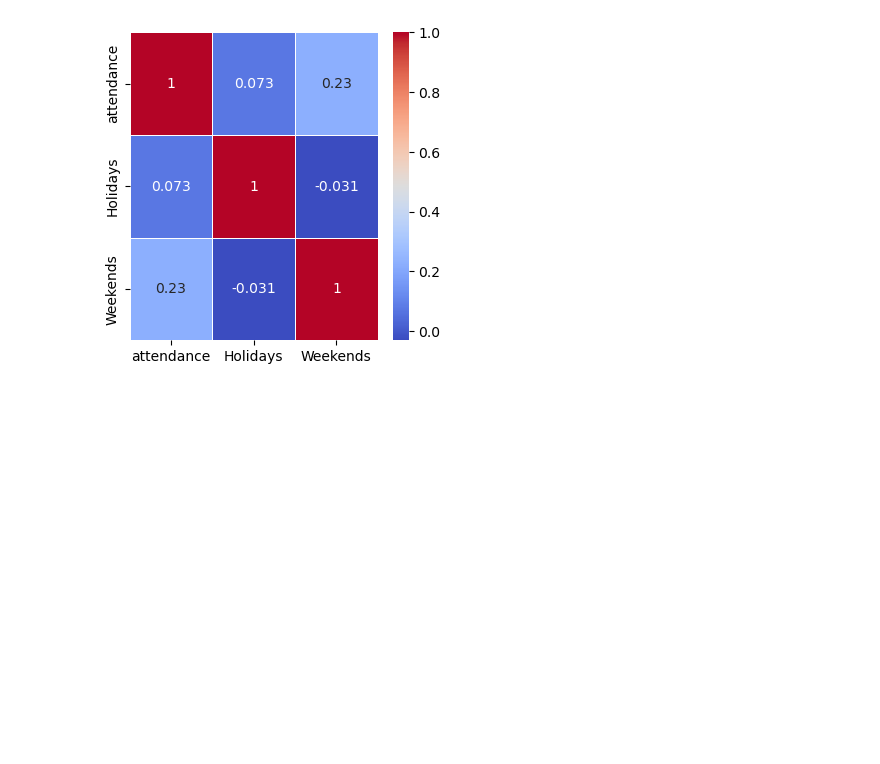
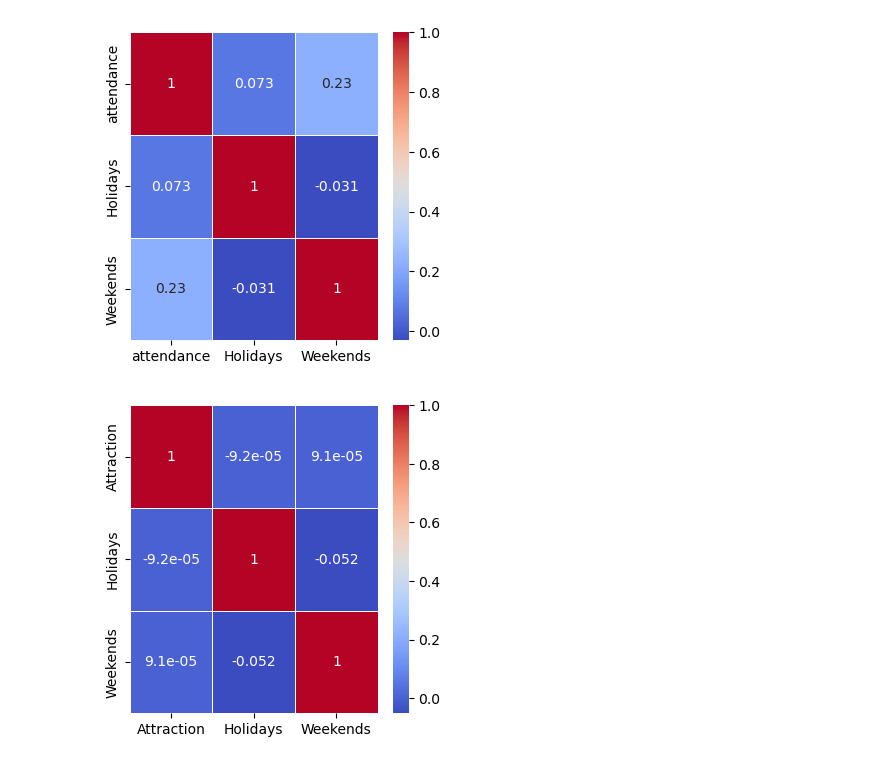
Before and after one commit to heyisvivian/Theme-Park-Endless-Line, a Jupyter notebook: Waiting Time Prediction.ipynb, the cells around one changed output. Drawn from its saved outputs; the diff is of its cells as text; code cells hidden in the pictures; blank space fills up the shorter version.

```diff
--- a/Waiting Time Prediction.ipynb
+++ b/Waiting Time Prediction.ipynb
@@ -201,3 +189,14 @@ sns.heatmap(PortAventuraAttendanceDF.corr(), annot=True, cmap='coolwarm', linewi
 plt.show()
 # %% [output]
 [figure]
+# %%
+#vectorize entity_merge_DF['Attraction'] to a new column
+entity_merge_DF['Attraction'] = pd.Categorical(entity_merge_DF['Attraction'])
+entity_merge_DF['Attraction'] = entity_merge_DF['Attraction'].cat.codes
+# %%
+#plot the correlation matrix of entity_merge_DF
+plt.figure(figsize=(4, 4))
+sns.heatmap(entity_merge_DF.corr(), annot=True, cmap='coolwarm', linewidths=0.5)
+plt.show()
+# %% [output]
+[figure, added]
```
Also changed, not shown: parts of 2 cells of this notebook.
